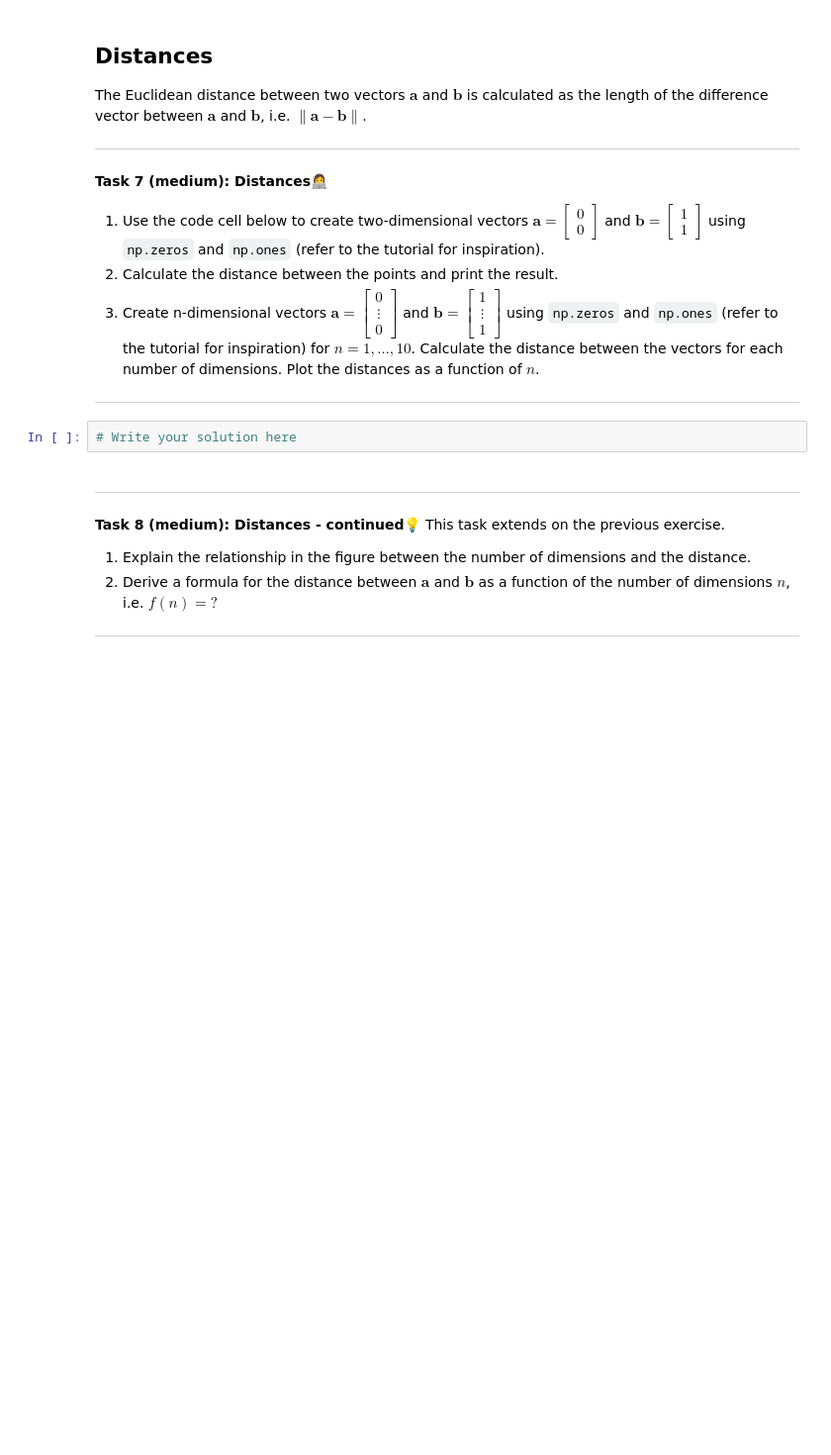
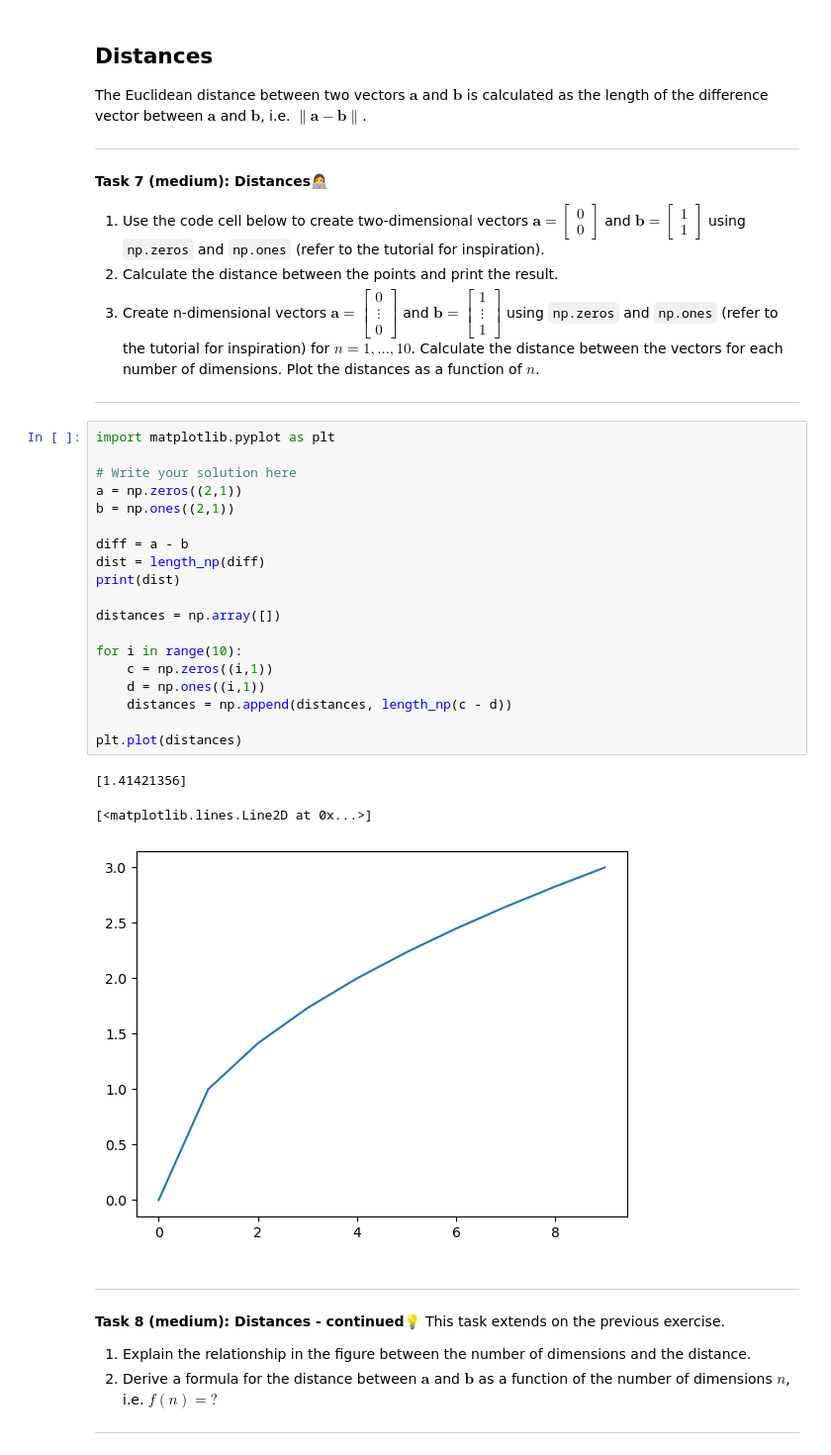
Before and after one commit to ClaraSoenderborg/IML-exercises, a Jupyter notebook: W01/01-practical_introduction.ipynb, the cells around one changed output. Shown at 99% size. Cells and saved outputs as stored; diff of their text form; blank space fills up the shorter version.

```diff
--- a/W01/01-practical_introduction.ipynb
+++ b/W01/01-practical_introduction.ipynb
@@ -424,7 +416,28 @@ The Euclidean distance between two vectors $\mathbf{a}$ and $\mathbf{b}$ is calc
 
 ---
 # %%
+import matplotlib.pyplot as plt
+
 # Write your solution here
+a = np.zeros((2,1))
+b = np.ones((2,1))
+
+diff = a - b
+dist = length_np(diff)
+print(dist)
+
+distances = np.array([])
+
+for i in range(10):
+    c = np.zeros((i,1))
+    d = np.ones((i,1))
+    distances = np.append(distances, length_np(c - d))
+
+plt.plot(distances)
+# %% [output]
+[1.41421356]
+[<matplotlib.lines.Line2D at 0x...>]
+[figure, added]
 # %% [markdown]
 
 ---
```
Also changed, not shown: parts of 6 cells of this notebook, 33 other files.
